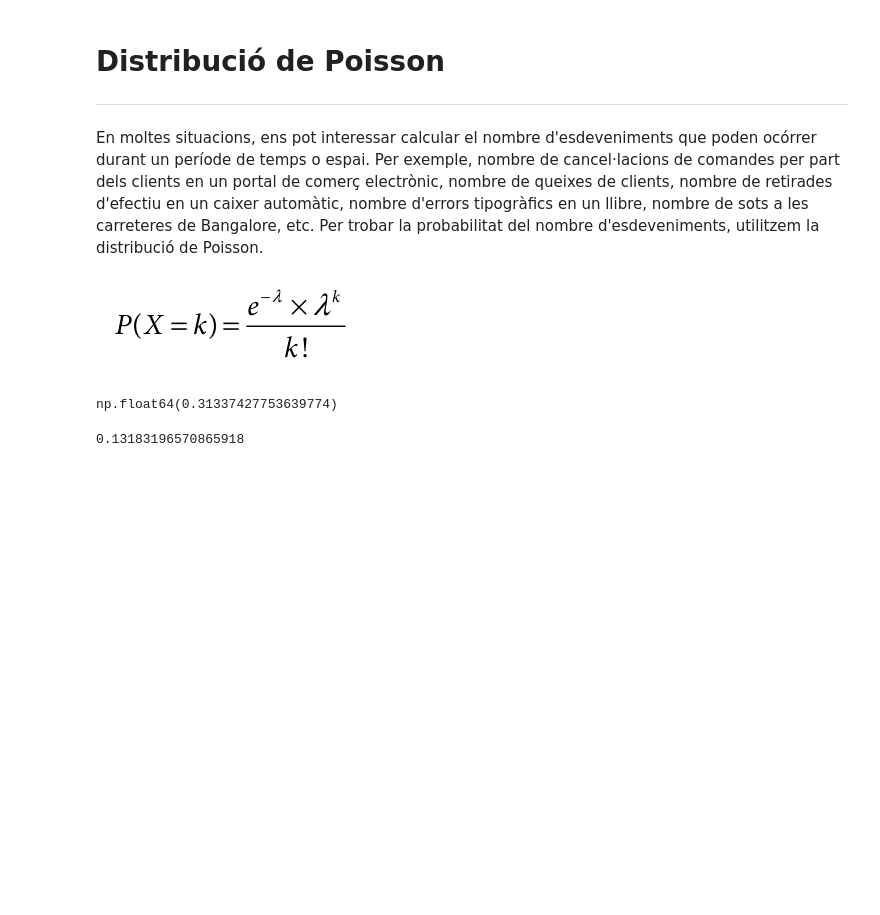
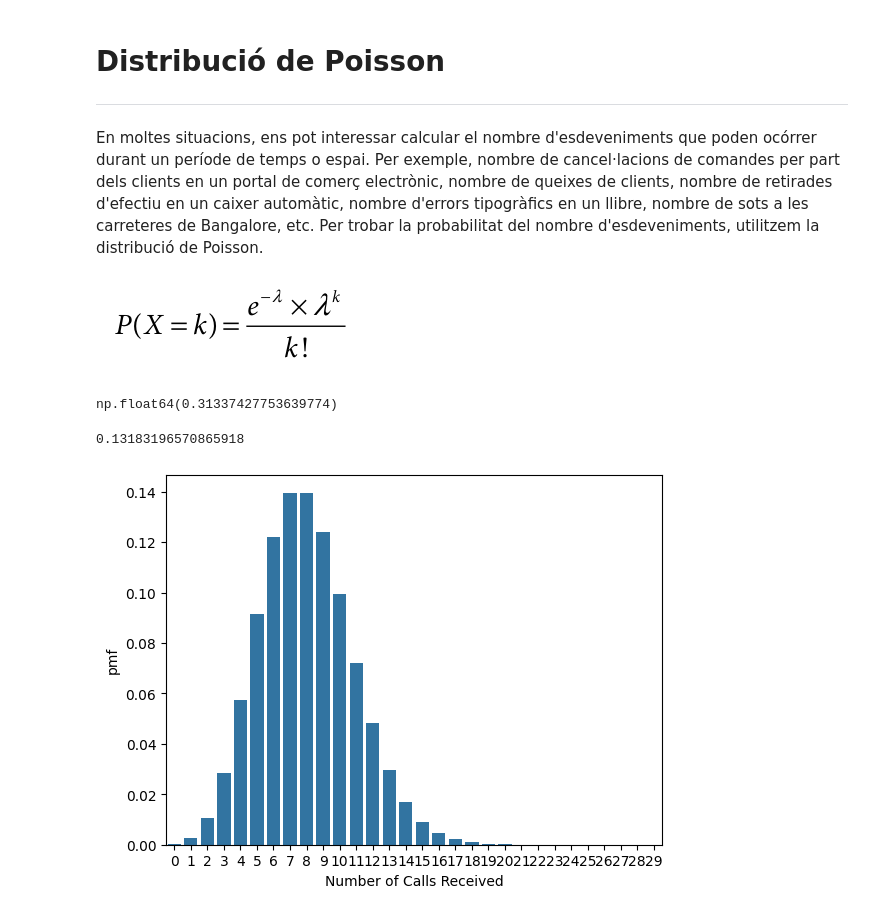
Before and after one commit to ManelSoengas/Python, a Jupyter notebook: Python_Probabilitat.ipynb, the cells around one changed output. Cells and saved outputs as stored; diff of their text form; code cells hidden in the pictures; blank space fills up the shorter version.

```diff
--- a/Python_Probabilitat.ipynb
+++ b/Python_Probabilitat.ipynb
@@ -131,0 +136,13 @@ print (prob)
+# %%
+# Visualitzar la distribució de Posisson
+import seaborn as sn
+
+
+# Rango (0.30)
+pmf_df = pd.DataFrame({'success': range(0,30), 'pmf': list(stats.
+poisson.pmf(range(0,30), 8))})
+# Crear un diagrama de barres de les trucades x i pmf i y
+sn.barplot(x = pmf_df.success, y = pmf_df.pmf);
+plt.xlabel('Number of Calls Received');
+# %% [output]
+[figure, added]
```
Also changed, not shown: parts of 4 cells of this notebook.
